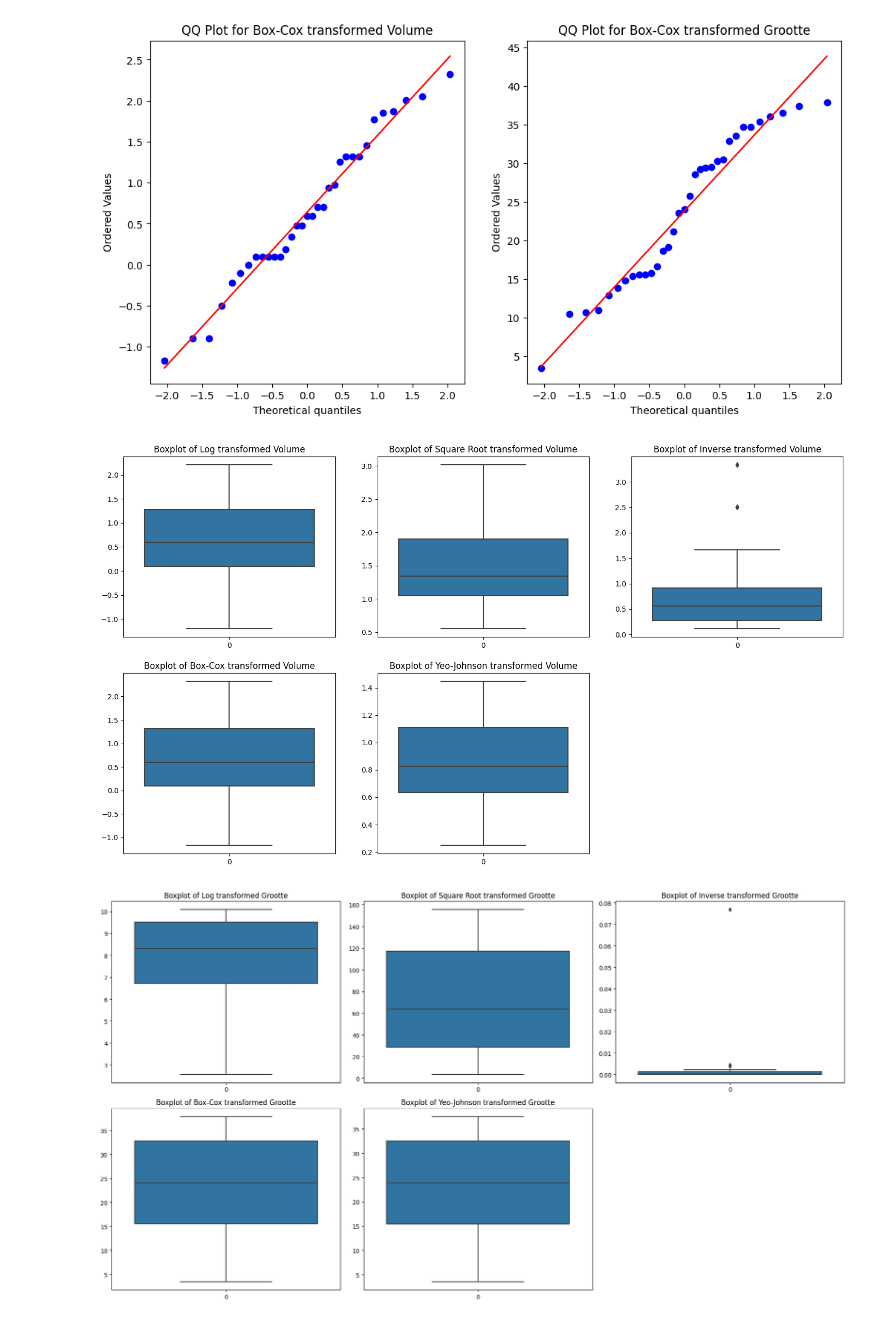
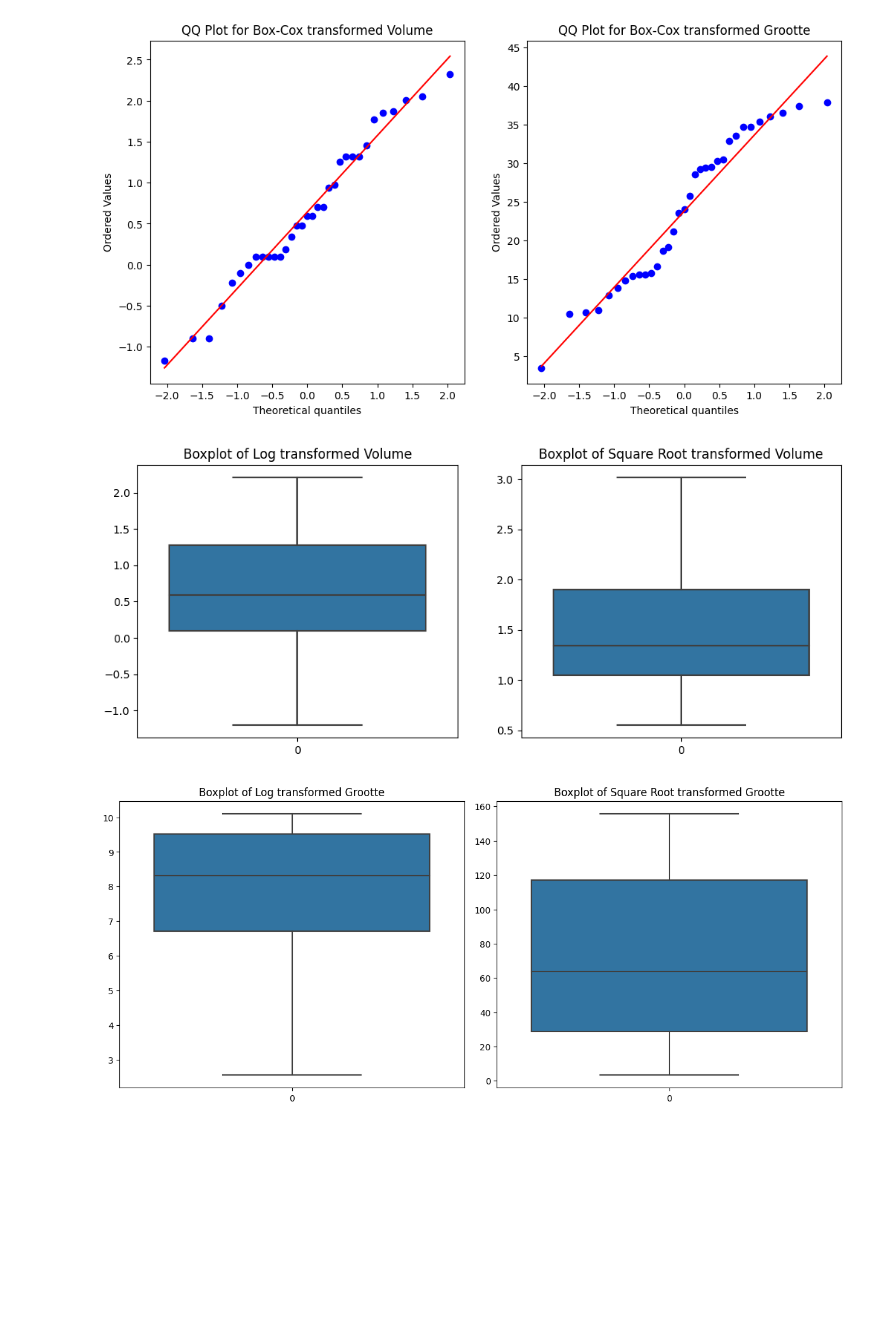
Before and after one commit to Nabla7/intro_stats, a Jupyter notebook: Untitled.ipynb, the cells around one changed output. Saved outputs shown, nothing was run; the diff lists cells and outputs as text; code cells hidden in the pictures; blank space fills up the shorter version.

```diff
--- a/Untitled.ipynb
+++ b/Untitled.ipynb
@@ -501,64 +413,35 @@ df['Grootte_log'] = np.log(df['Grootte'])
 df['Volume_sqrt'] = np.sqrt(df['Volume'])
 df['Grootte_sqrt'] = np.sqrt(df['Grootte'])
 
-df['Volume_inv'] = 1 / df['Volume']
-df['Grootte_inv'] = 1 / df['Grootte']
-
-df['Volume_boxcox'], _ = stats.boxcox(df['Volume'])
-df['Grootte_boxcox'], _ = stats.boxcox(df['Grootte'])
-
-df['Volume_yeojohnson'], _ = yeojohnson(df['Volume'])
-df['Grootte_yeojohnson'], _ = yeojohnson(df['Grootte'])
 
 # Create boxplots for Volume
 plt.figure(figsize=(18, 10))
 plt.subplot(2, 3, 1)
 sns.boxplot(df['Volume_log'])
 plt.title('Boxplot of Log transformed Volume')
 
 plt.subplot(2, 3, 2)
 sns.boxplot(df['Volume_sqrt'])
 plt.title('Boxplot of Square Root transformed Volume')
 
-plt.subplot(2, 3, 3)
-sns.boxplot(df['Volume_inv'])
-plt.title('Boxplot of Inverse transformed Volume')
-
-plt.subplot(2, 3, 4)
-sns.boxplot(df['Volume_boxcox'])
-plt.title('Boxplot of Box-Cox transformed Volume')
-
-plt.subplot(2, 3, 5)
-sns.boxplot(df['Volume_yeojohnson'])
-plt.title('Boxplot of Yeo-Johnson transformed Volume')
-
 # Create boxplots for Grootte
 plt.figure(figsize=(18, 10))
 plt.subplot(2, 3, 1)
 sns.boxplot(df['Grootte_log'])
 plt.title('Boxplot of Log transformed Grootte')
 
 plt.subplot(2, 3, 2)
 sns.boxplot(df['Grootte_sqrt'])
 plt.title('Boxplot of Square Root transformed Grootte')
 
-plt.subplot(2, 3, 3)
-sns.boxplot(df['Grootte_inv'])
-plt.title('Boxplot of Inverse transformed Grootte')
 
-plt.subplot(2, 3, 4)
-sns.boxplot(df['Grootte_boxcox'])
-plt.title('Boxplot of Box-Cox transformed Grootte')
 
-plt.subplot(2, 3, 5)
-sns.boxplot(df['Grootte_yeojohnson'])
-plt.title('Boxplot of Yeo-Johnson transformed Grootte')
 
 plt.tight_layout()
 plt.show()
 # %% [output]
-[figure, old version]
+[figure, new version]
-[figure, old version]
+[figure, new version]
 # %%
 import numpy as np
 import pandas as pd
```
Also changed, not shown: parts of 13 cells of this notebook.
